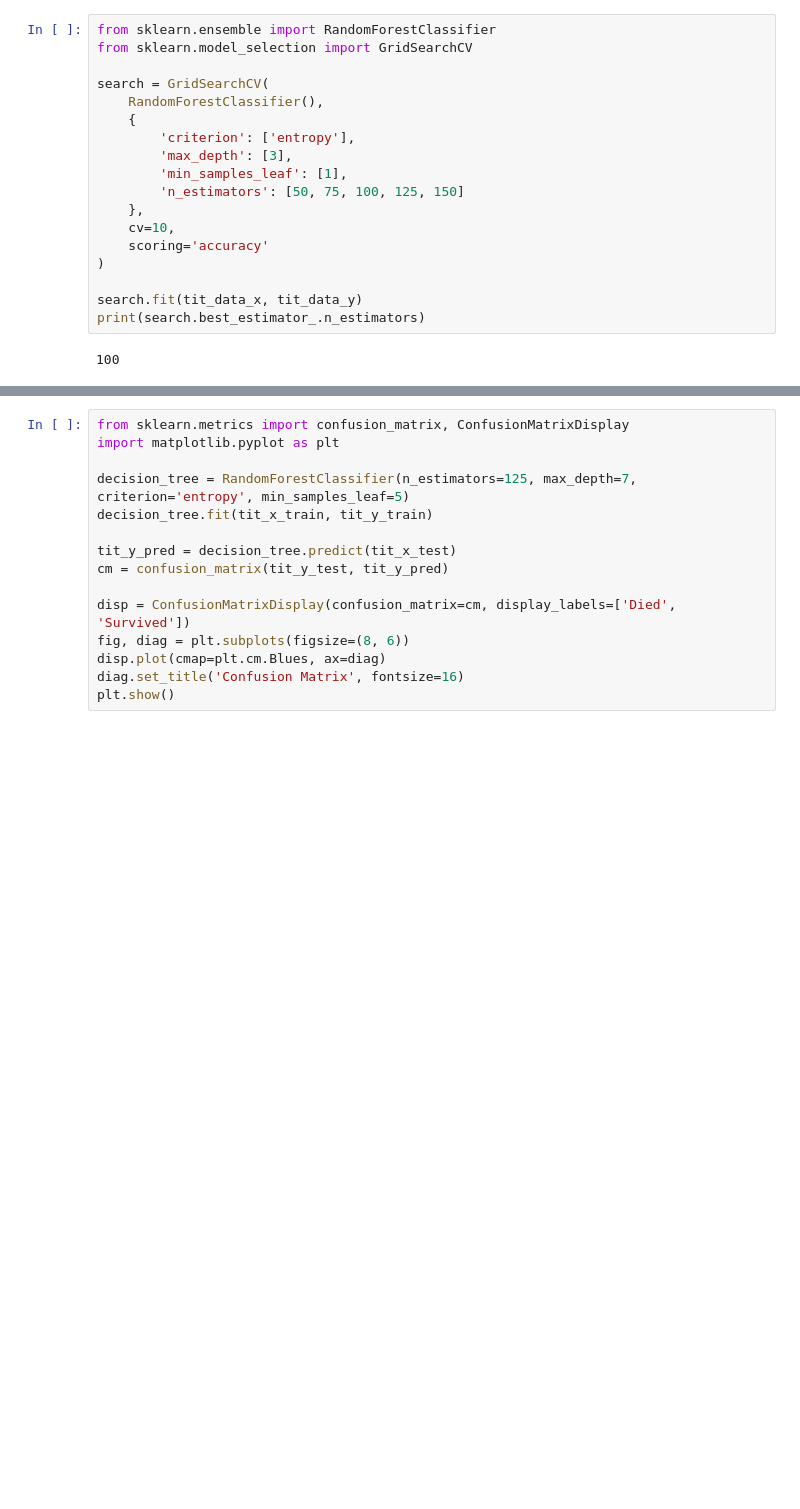
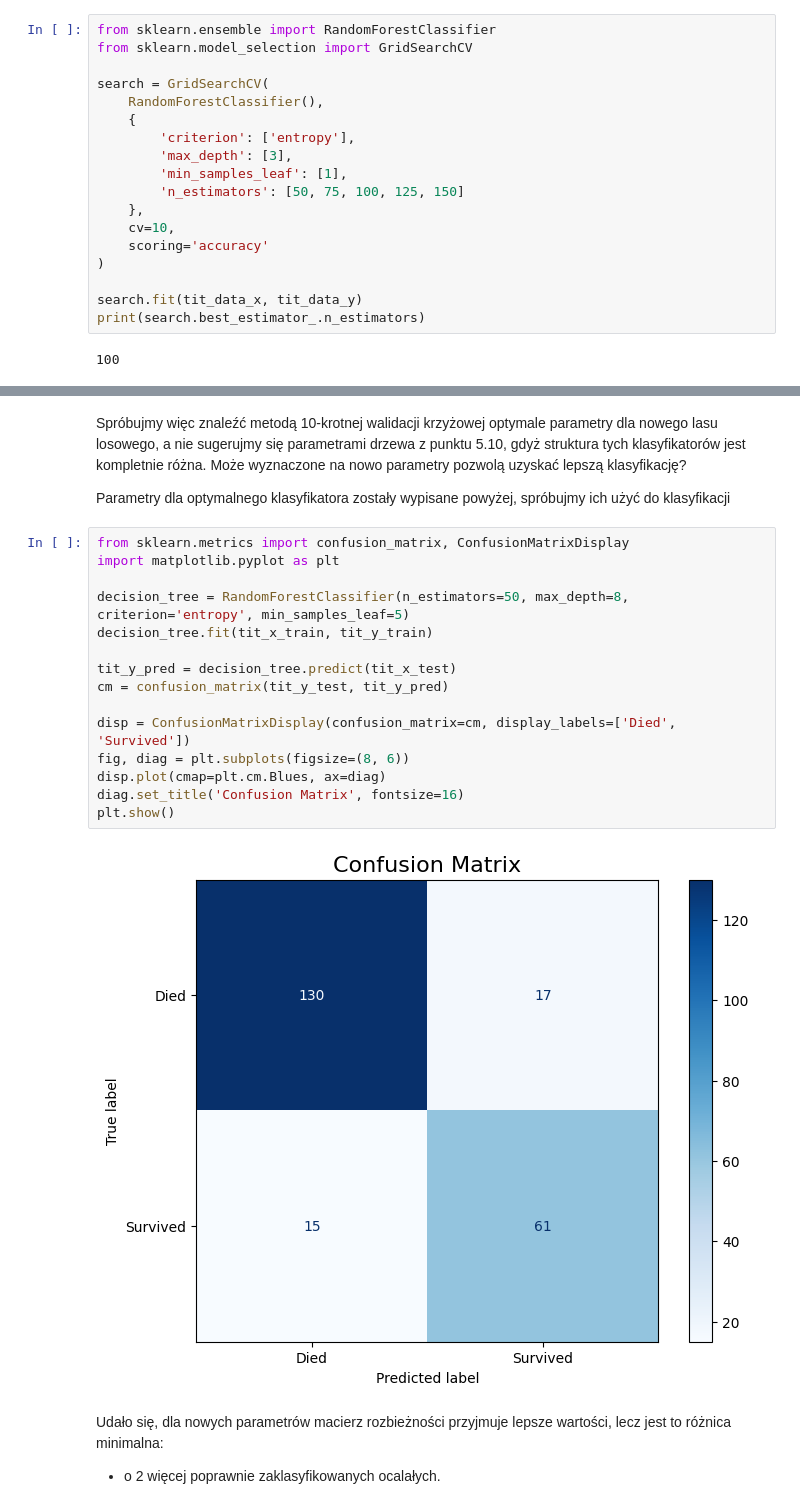
Before and after one commit to mwardynski/data-mining, a Jupyter notebook: lab2/lab2_3.ipynb, the cells around one changed output, grey strips where cells are left out. Saved outputs shown, nothing was run; the diff lists cells and outputs as text; blank space fills up the shorter version.

```diff
--- a/lab2/lab2_3.ipynb
+++ b/lab2/lab2_3.ipynb
@@ -93,18 +107,27 @@ find_best(tit_data_x, tit_data_y)
+# %% [markdown]
+Spróbujmy więc znaleźć metodą 10-krotnej walidacji krzyżowej optymale parametry dla nowego lasu losowego, a nie sugerujmy się parametrami drzewa z punktu 5.10, gdyż struktura tych klasyfikatorów jest kompletnie różna. Może wyznaczone na nowo parametry pozwolą uzyskać lepszą klasyfikację?
+
+Parametry dla optymalnego klasyfikatora zostały wypisane powyżej, spróbujmy ich użyć do klasyfikacji
 # %%
 from sklearn.metrics import confusion_matrix, ConfusionMatrixDisplay
 import matplotlib.pyplot as plt
 
-decision_tree = RandomForestClassifier(n_estimators=125, max_depth=7, criterion='entropy', min_samples_leaf=5)
+decision_tree = RandomForestClassifier(n_estimators=50, max_depth=8, criterion='entropy', min_samples_leaf=5)
 decision_tree.fit(tit_x_train, tit_y_train)
 
 tit_y_pred = decision_tree.predict(tit_x_test)
 cm = confusion_matrix(tit_y_test, tit_y_pred)
 
 disp = ConfusionMatrixDisplay(confusion_matrix=cm, display_labels=['Died', 'Survived'])
 fig, diag = plt.subplots(figsize=(8, 6))
 disp.plot(cmap=plt.cm.Blues, ax=diag)
 diag.set_title('Confusion Matrix', fontsize=16)
 plt.show()
+# %% [output]
+[figure, added]
+# %% [markdown]
+Udało się, dla nowych parametrów macierz rozbieżności przyjmuje lepsze wartości, lecz jest to różnica minimalna:
+- o 2 więcej poprawnie zaklasyfikowanych ocalałych.
 # %%
 from sklearn.metrics import accuracy_score, f1_score
 from sklearn.metrics import precision_recall_fscore_support
```
Also changed, not shown: parts of 14 cells of this notebook, 2 other files.
